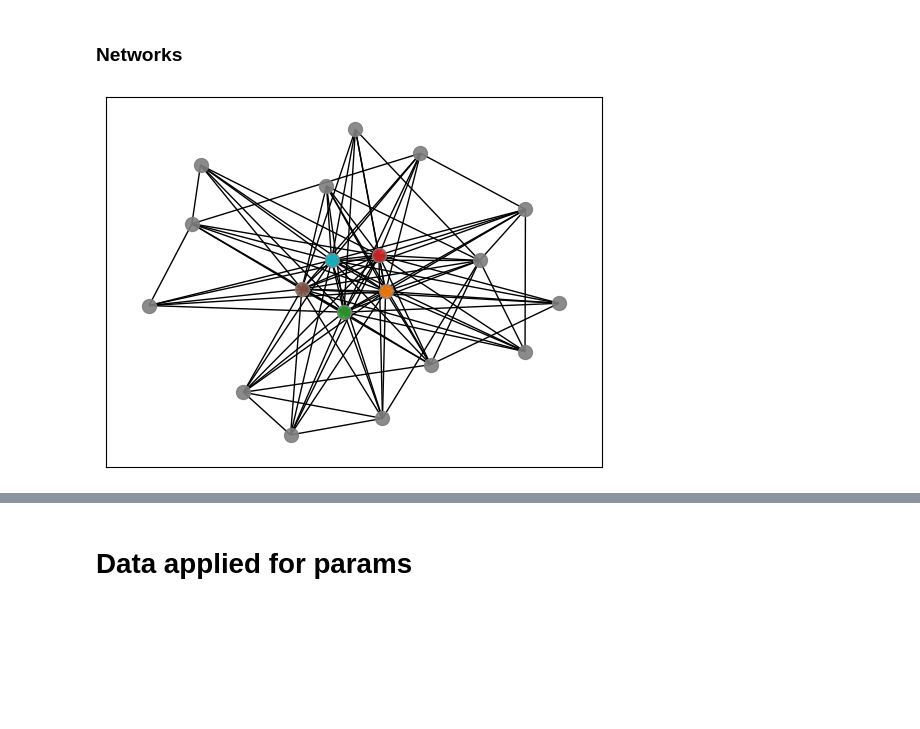
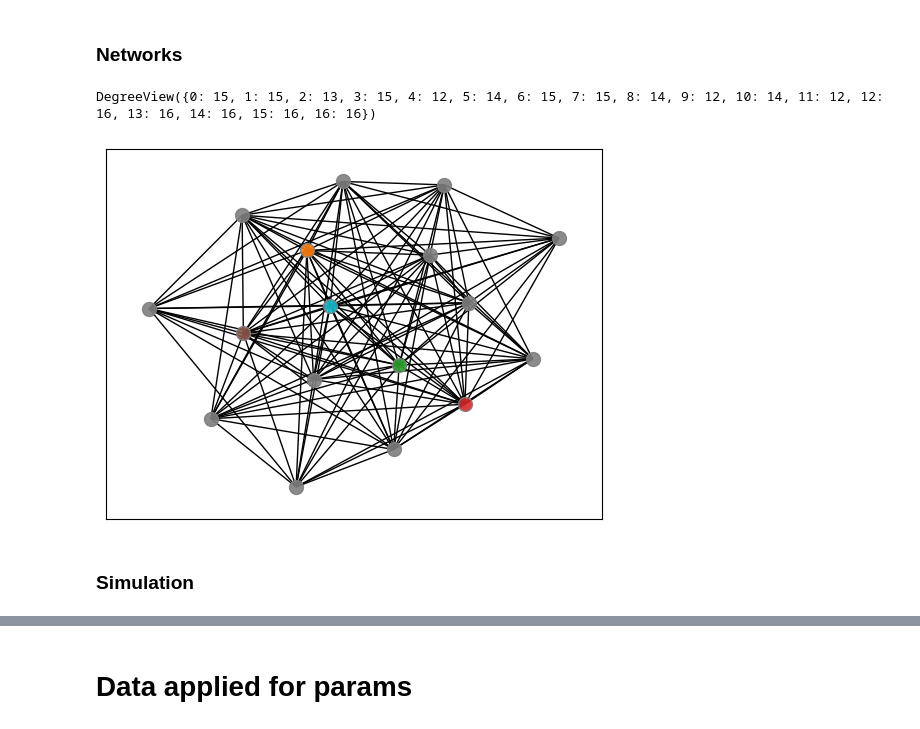
Before and after one commit to Ziverael/-AgentBasedModeling-Final-Project, a Jupyter notebook: model.ipynb, the cells around one changed output, grey strips where cells are left out. Drawn from its saved outputs; the diff is of its cells as text; code cells hidden in the pictures; blank space fills up the shorter version.

Commit message:
Initialzation of simulation done

```diff
--- a/model.ipynb
+++ b/model.ipynb
@@ -154,6 +186,7 @@ class World:
         self.reset()
 
         self.households_ids: list[int] = []
+        self.agents_households_assignments: dict[int, int] = {}
 
     def init(self) -> None:
         self.reset()
@@ -163,6 +196,7 @@ class World:
 
 
     def reset(self) -> None:
+        Location.reset()
         self.rng = np.random.default_rng(self.seed)
         self._g = nx.Graph()
         self._get_household_sizes()
@@ -189,7 +223,7 @@ class World:
         return self._g
 
     def _create_friendship_network(self) -> None:
-        p_rewire = 0.45
+        p_rewire = 0.55
         G_people = nx.relaxed_caveman_graph(
             l=len(self.households_capacities),
             k=self.households_capacities.max(),
@@ -201,6 +235,10 @@ class World:
         nodes_to_remove = self.rng.choice(np.arange(total_generated_nodes), size=to_remove, replace=False)
         G_people.remove_nodes_from(nodes_to_remove)
         G_people = nx.relabel_nodes(G_people, mapping={prev: new for prev, new in zip(G_people.nodes.keys(), range(self.params.N))})
+        min_degree = 7
+        #potential improvement: now we guarantee min 7 degree at person level, so each house may have much more
+        # connections than 7. We can integrate this enforcement at the household level but this is a bit more complex
+        enforce_min_degree(G_people, min_degree, self.rng)
 
         person_to_household = {}
         current = 0
@@ -209,6 +247,7 @@ class World:
             for m in members:
                 person_to_household[m] = household_id
             current += size
+        self.agents_households_assignments = person_to_household
         return {"relations": G_people, "house_assign": person_to_household}
 
     def _get_household_sizes(self) -> None:
@@ -252,6 +306,6 @@ class World:
 # %%
 example_params = WorldParams(
-    N=37,
+    N=34,
     schools=1,
     primary_care=1,
     hospitals=1,
@@ -259,13 +313,13 @@ example_params = WorldParams(
     public_places=1,
 )
 # %%
-Location.reset()
-Agent.reset()
-w = World(example_params)
+w = World(example_params, seed=1)
 w.init()
-np.array(w().degree())
 w.draw()
-# nx.draw(w())
+w().degree()
 # %% [output]
+DegreeView({0: 15, 1: 15, 2: 13, 3: 15, 4: 12, 5: 14, 6: 15, 7: 15, 8: 14, 9: 12, 10: 14, 11: 12, 12: 16, 13: 16, 14: 16, 15: 16, 16: 16})
-[figure, old version]
+[figure, new version]
+# %% [markdown]
+### Simulation
 # %%
```
Also changed, not shown: parts of 8 cells of this notebook.
